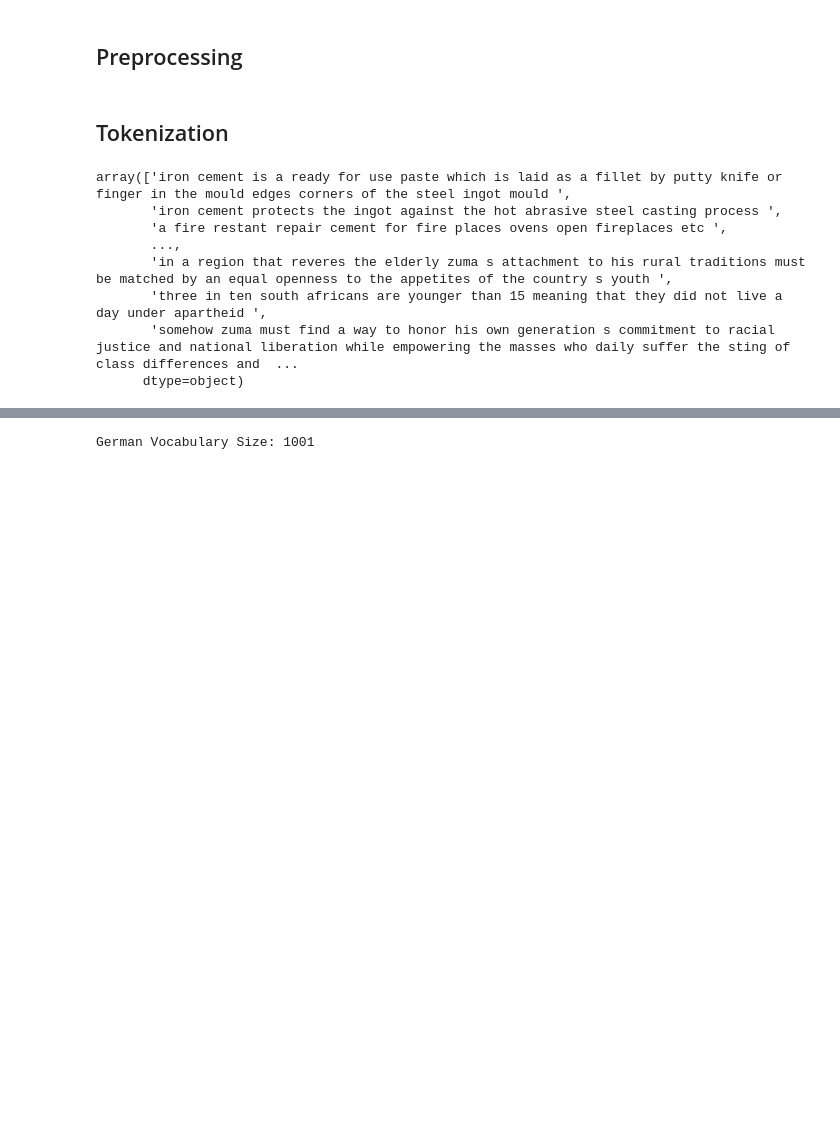
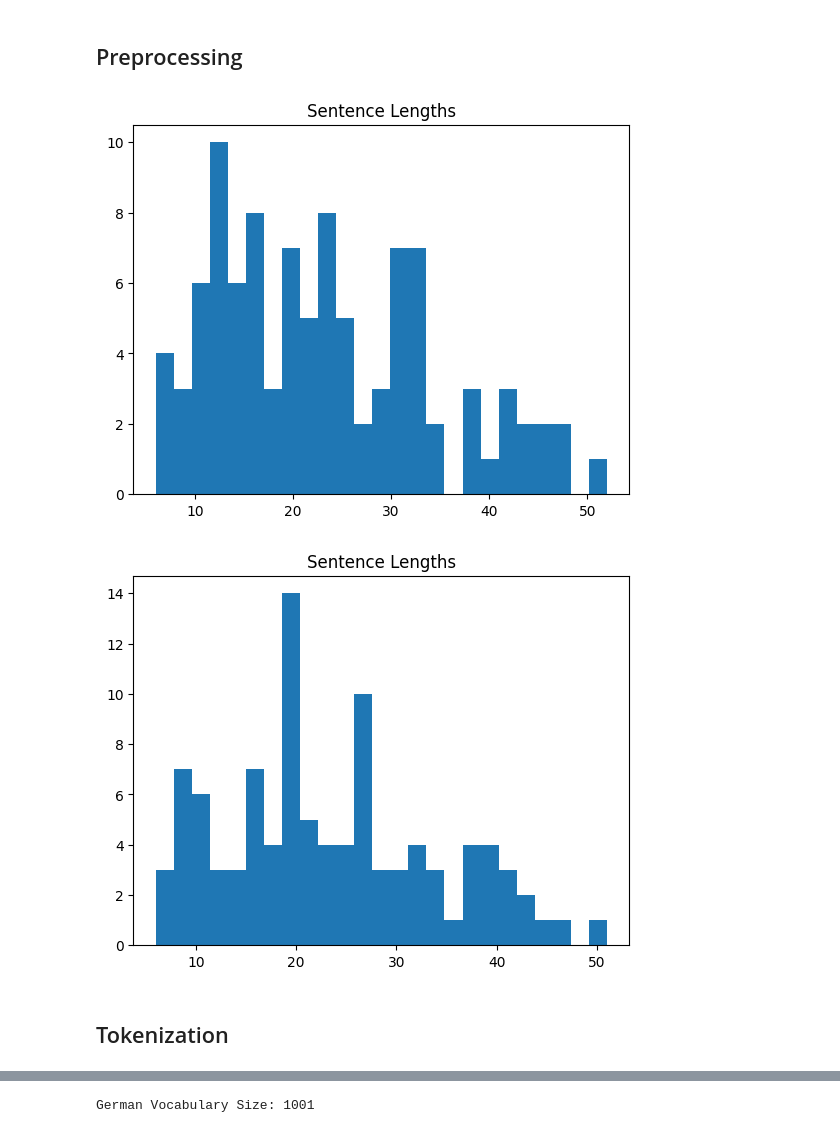
Before and after one commit to nomomon/NLP-course-project, a Jupyter notebook: notebook.ipynb, the cells around one changed output, grey strips where cells are left out. Cells and saved outputs as stored; diff of their text form; code cells hidden in the pictures; blank space fills up the shorter version.

```diff
--- a/notebook.ipynb
+++ b/notebook.ipynb
@@ -43,7 +43,7 @@ def make_dataset(file_path):
         lines = f.read().splitlines()
 
     # create DataFrame
-    dataset = pd.DataFrame({"sentence": lines})
+    dataset = pd.DataFrame({"sentence": lines[:100]})
 
     # remove non-alphanumeric, punctuation and german ulmauts
     dataset = dataset.applymap(
@@ -62,14 +62,17 @@ de_dataset = make_dataset(de_file)
 # %%
 # visualize sentence lengths
 
 def visualize_sentence_lengths(dataset):
     lengths = dataset.sentence.str.split().str.len()
 
     plt.title("Sentence Lengths")
-    plt.hist(lengths, bins=50)
+    plt.hist(lengths, bins=25)
     plt.show()
     return lengths
 
-# en_lengths = visualize_sentence_lengths(en_dataset)
-# de_lengths = visualize_sentence_lengths(de_dataset);
+en_lengths = visualize_sentence_lengths(en_dataset)
+de_lengths = visualize_sentence_lengths(de_dataset);
+# %% [output]
+[figure, added]
+[figure, added]
 # %%
@@ -117,17 +137,6 @@ def build_tokenizer(dataset, vocab_size=None):
     tokenizer.fit_on_texts(dataset.sentence.values.flatten())
 
     return tokenizer
-# %%
-en_dataset.sentence.values.flatten()
-# %% [output]
-array(['iron cement is a ready for use paste which is laid as a fillet by putty knife or finger in the mould edges corners of the steel ingot mould ',
-       'iron cement protects the ingot against the hot abrasive steel casting process ',
-       'a fire restant repair cement for fire places ovens open fireplaces etc ',
-       ...,
-       'in a region that reveres the elderly zuma s attachment to his rural traditions must be matched by an equal openness to the appetites of the country s youth ',
-       'three in ten south africans are younger than 15 meaning that they did not live a day under apartheid ',
-       'somehow zuma must find a way to honor his own generation s commitment to racial justice and national liberation while empowering the masses who daily suffer the sting of class differences and  ...
-      dtype=object)
 # %%
 # prepare english tokenizer
 eng_tokenizer = build_tokenizer(en_dataset, 1000)
```
Also changed, not shown: parts of 11 cells of this notebook.
